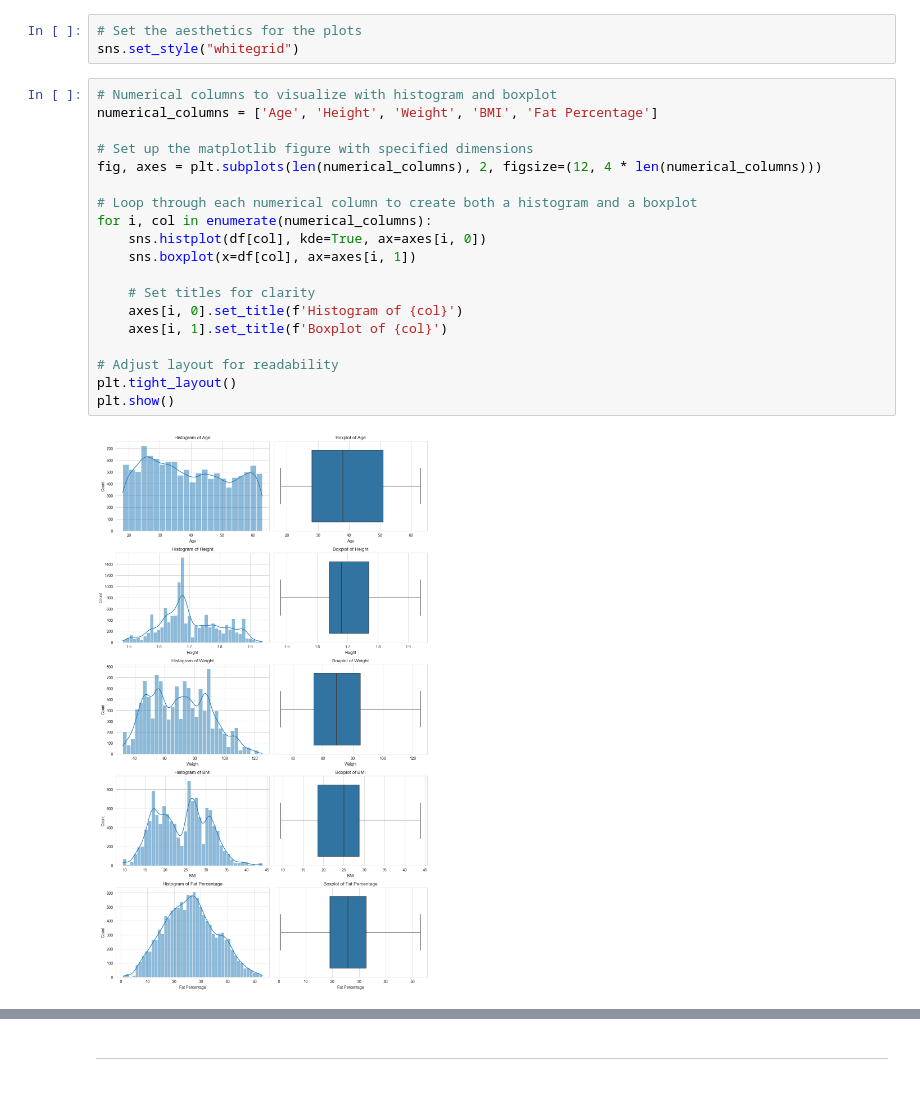
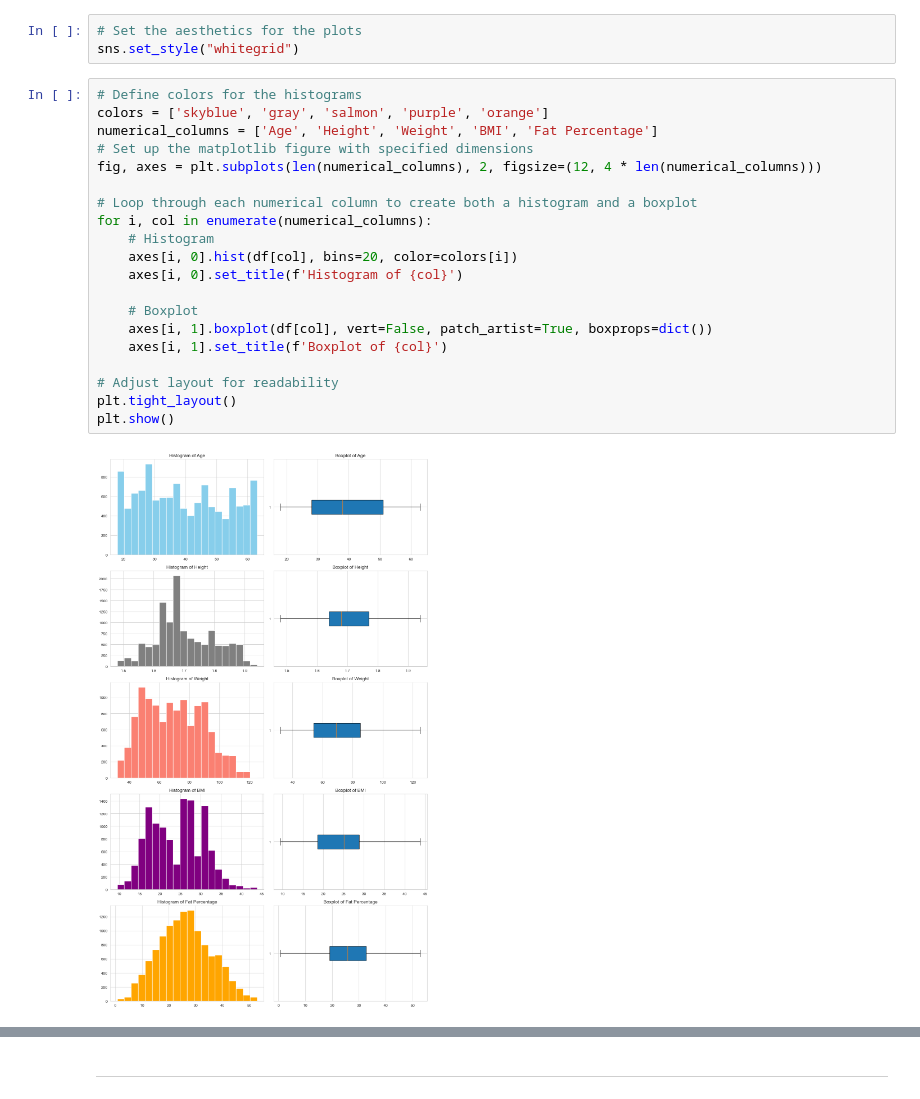
Before and after one commit to AbdullahiKhalif/personalized-gym-Recommendation-Machine-Learning, a Jupyter notebook: personalGymRecommendationSystem.ipynb, the cells around one changed output, grey strips where cells are left out. Drawn from its saved outputs; the diff is of its cells as text.

```diff
--- a/personalGymRecommendationSystem.ipynb
+++ b/personalGymRecommendationSystem.ipynb
@@ -198,23 +197,24 @@ df.describe()
 # Set the aesthetics for the plots
 sns.set_style("whitegrid")
 # %%
-# Numerical columns to visualize with histogram and boxplot
+# Define colors for the histograms
+colors = ['skyblue', 'gray', 'salmon', 'purple', 'orange']
 numerical_columns = ['Age', 'Height', 'Weight', 'BMI', 'Fat Percentage']
-
 # Set up the matplotlib figure with specified dimensions
 fig, axes = plt.subplots(len(numerical_columns), 2, figsize=(12, 4 * len(numerical_columns)))
 
 # Loop through each numerical column to create both a histogram and a boxplot
 for i, col in enumerate(numerical_columns):
-    sns.histplot(df[col], kde=True, ax=axes[i, 0])
-    sns.boxplot(x=df[col], ax=axes[i, 1])
+    # Histogram
+    axes[i, 0].hist(df[col], bins=20, color=colors[i])
+    axes[i, 0].set_title(f'Histogram of {col}')
 
-    # Set titles for clarity
-    axes[i, 0].set_title(f'Histogram of {col}')
+    # Boxplot
+    axes[i, 1].boxplot(df[col], vert=False, patch_artist=True, boxprops=dict())
     axes[i, 1].set_title(f'Boxplot of {col}')
 
 # Adjust layout for readability
 plt.tight_layout()
 plt.show()
 # %% [output]
-[figure, old version]
+[figure, new version]
```
Also changed, not shown: parts of 48 cells of this notebook, 12 other files.
